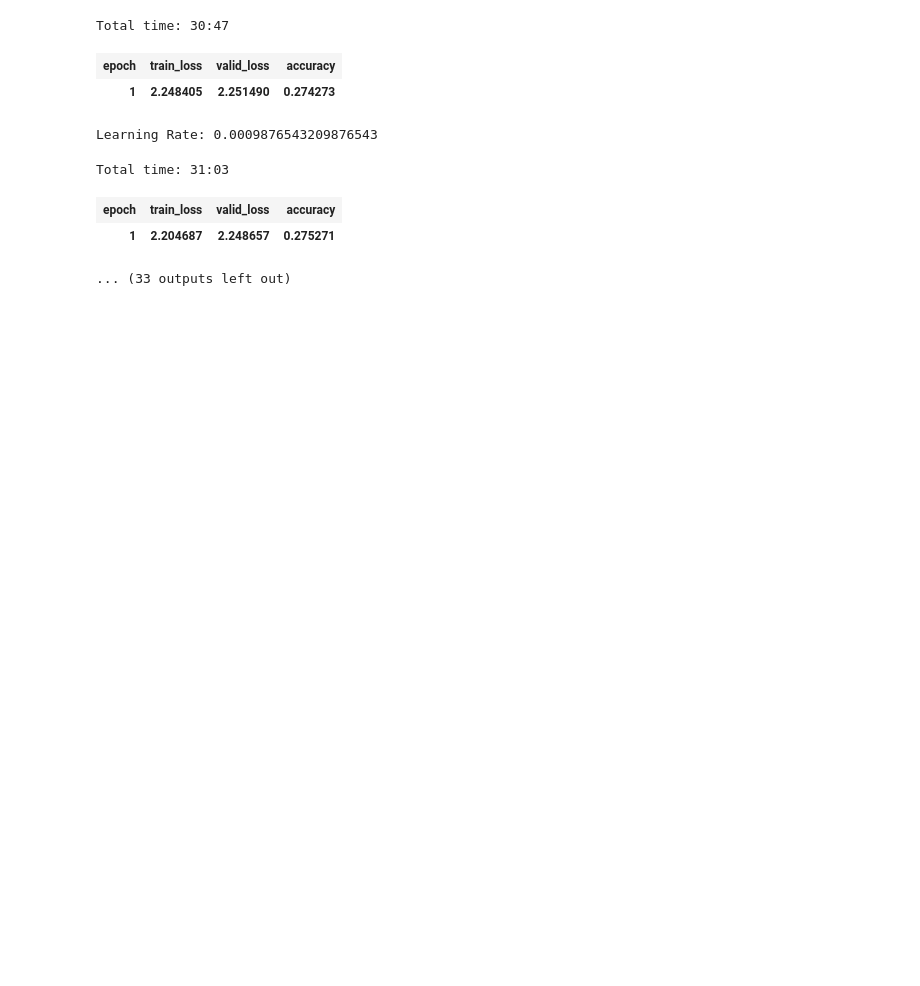
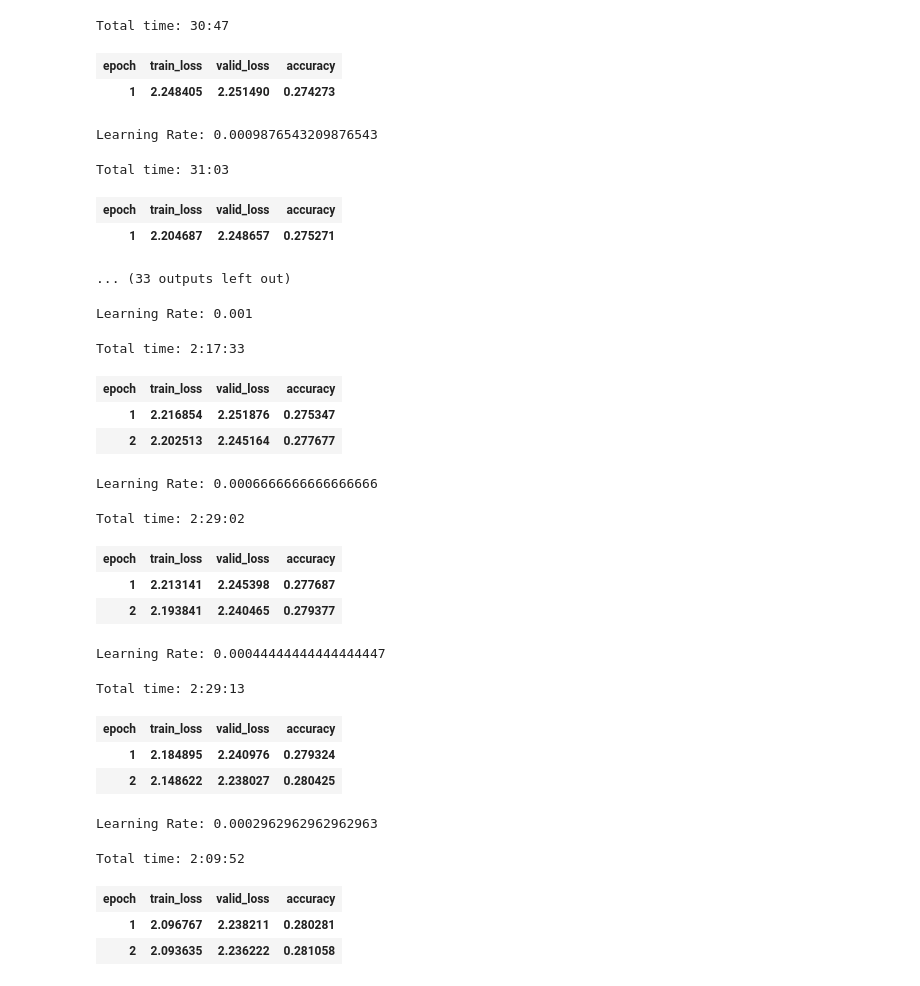
Before and after one commit to kheyer/Genomic-ULMFiT, a Jupyter notebook: Mammals/Human/Genomic Language Models/Human Genome LM 2 5-mer Language Model.ipynb, the cells around one changed output. Saved outputs shown, nothing was run; the diff lists cells and outputs as text; code cells hidden in the pictures; blank space fills up the shorter version.

Commit message:
major refactoring of human genome notebooks for clarity

```diff
--- a/Mammals/Human/Human 2 Genomic Language Model.ipynb
+++ b/Mammals/Human/Genomic Language Models/Human Genome LM 2 5-mer Language Model.ipynb
@@ -191,3 +191,61 @@ Total time: 31:03
 | epoch | train_loss | valid_loss | accuracy |
 | 1 | 2.204687 | 2.248657 | 0.275271 |
 ... (33 outputs left out)
+# %%
+voc = np.load(path/'human_vocab_5mer.npy')
+model_vocab = GenomicVocab(voc)
+# %%
+df_chunks = pd.read_csv(path/'human_genome_data_fa.csv', chunksize=250000)
+# %%
+config = dict(emb_sz=400, n_hid=1150, n_layers=3, pad_token=0, qrnn=False, output_p=0.25,
+                          hidden_p=0.1, input_p=0.2, embed_p=0.02, weight_p=0.15, tie_weights=True, out_bias=True)
+# %%
+tok = Tokenizer(GenomicTokenizer, n_cpus=1, pre_rules=[], post_rules=[], special_cases=['xxpad'])
+# %%
+lr = 1e-3
+count = 0
+drop_mult = 0.3
+
+for df in df_chunks:
+    if count == 0:
+        valid_df = df[80000:100000]
+        df = df[~df.index.isin(valid_df.index)]
+        data = GenomicTextLMDataBunch.from_df(path, df, valid_df, bs=400, tokenizer=tok,
+                                  chunksize=10000, text_cols=0, label_cols=1, vocab=model_vocab)
+
+        learn = get_model_LM(data, drop_mult, config)
+        learn.load('human_genome_full3');
+
+    else:
+        data = GenomicTextLMDataBunch.from_df(path, df, valid_df, bs=400, tokenizer=tok,
+                          chunksize=10000, text_cols=0, label_cols=1, vocab=model_vocab)
+
+    learn.data = data
+    lr_iter = lr/1.5**count
+    print(f'Learning Rate: {lr_iter}')
+    learn.fit_one_cycle(2, lr_iter, moms=(0.8,0.7), pct_start=0.4)
+    count += 1
+
+learn.save('human_genome_full4')
+learn.save_encoder('human_genome_full_enc4')
+# %% [output]
+Learning Rate: 0.001
+Total time: 2:17:33
+| epoch | train_loss | valid_loss | accuracy |
+| 1 | 2.216854 | 2.251876 | 0.275347 |
+| 2 | 2.202513 | 2.245164 | 0.277677 |
+Learning Rate: 0.0006666666666666666
+Total time: 2:29:02
+| epoch | train_loss | valid_loss | accuracy |
+| 1 | 2.213141 | 2.245398 | 0.277687 |
+| 2 | 2.193841 | 2.240465 | 0.279377 |
+Learning Rate: 0.00044444444444444447
+Total time: 2:29:13
+| epoch | train_loss | valid_loss | accuracy |
+| 1 | 2.184895 | 2.240976 | 0.279324 |
+| 2 | 2.148622 | 2.238027 | 0.280425 |
+Learning Rate: 0.0002962962962962963
+Total time: 2:09:52
+| epoch | train_loss | valid_loss | accuracy |
+| 1 | 2.096767 | 2.238211 | 0.280281 |
+| 2 | 2.093635 | 2.236222 | 0.281058 |
```
Also changed, not shown: parts of 5 cells of this notebook, 20 other files.
